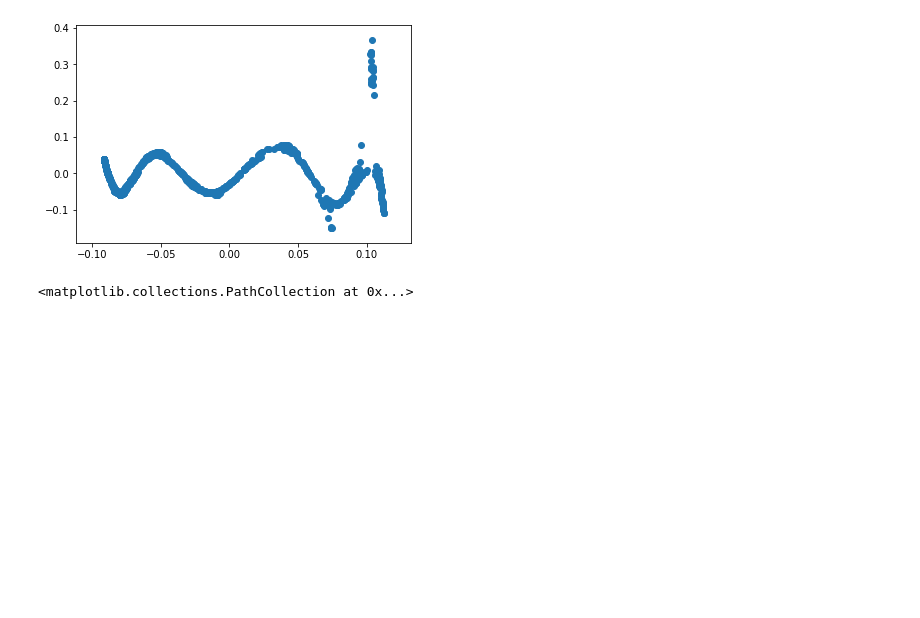
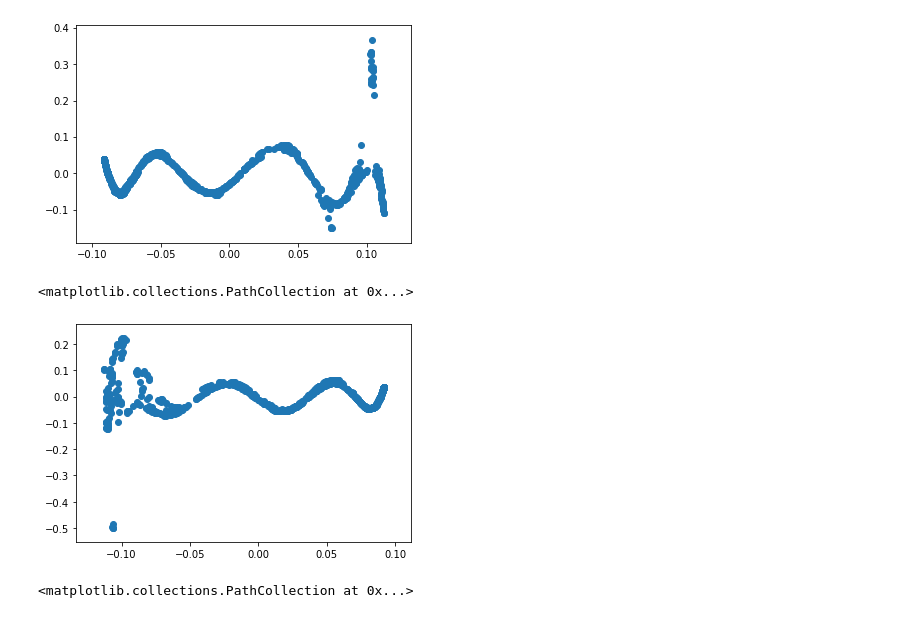
Before and after one commit to Hope-Liang/MLCrowdModeling_ex4, a Jupyter notebook: Diffusion_Maps.ipynb, the cells around one changed output. Cells and saved outputs as stored; diff of their text form; code cells hidden in the pictures; blank space fills up the shorter version.

```diff
--- a/Diffusion_Maps.ipynb
+++ b/Diffusion_Maps.ipynb
@@ -192,6 +202,11 @@ plt.scatter(phi[1], phi[7])
 # %% [output]
 <matplotlib.collections.PathCollection at 0x...>
 [figure]
+# %%
+plt.scatter(phi[1], phi[8])
+# %% [output]
+<matplotlib.collections.PathCollection at 0x...>
+[figure, added]
 # %%
 plt.scatter(phi[1], phi[9])
 # %% [output]
```
Also changed, not shown: parts of 6 cells of this notebook.
